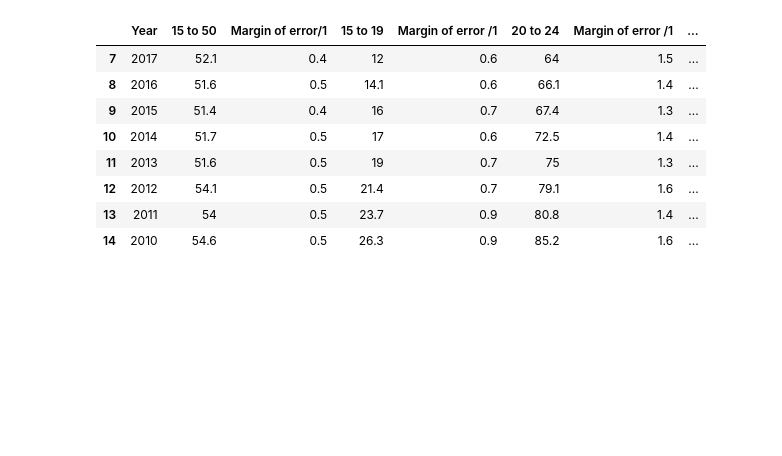
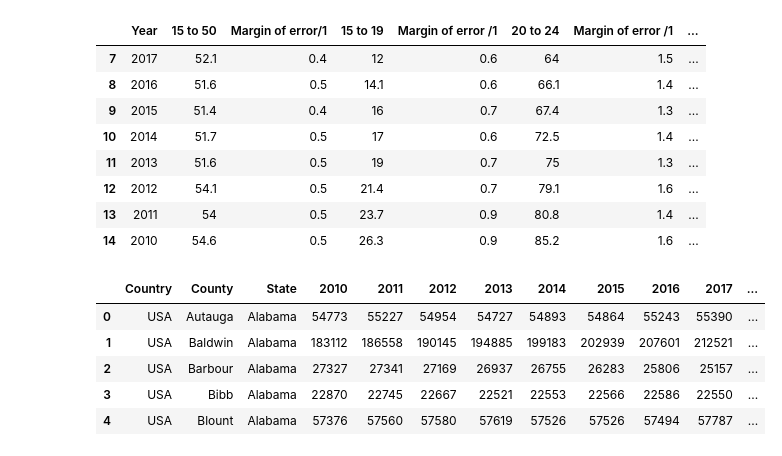
Before and after one commit to isdicely/ETL-project, a Jupyter notebook: data_transformation.ipynb, the cells around one changed output. Cells and saved outputs as stored; diff of their text form; code cells hidden in the pictures; blank space fills up the shorter version.

```diff
--- a/data_transformation.ipynb
+++ b/data_transformation.ipynb
@@ -144,3 +140,15 @@ yearly_birth
 | 12 | 2012 | 54.1 | 0.5 | 21.4 | 0.7 | 79.1 | 1.6 | ... |
 | 13 | 2011 | 54 | 0.5 | 23.7 | 0.9 | 80.8 | 1.4 | ... |
 | 14 | 2010 | 54.6 | 0.5 | 26.3 | 0.9 | 85.2 | 1.6 | ... |
+# %%
+# Import excel file into a data frame
+excel_path = "Resources/USA_Resident_Population_2010_to_2019_N1.xlsx"
+population_df1=pd.read_excel(excel_path)
+population_df1.head()
+# %% [output]
+|  | Country | County | State | 2010 | 2011 | 2012 | 2013 | 2014 | 2015 | 2016 | 2017 | ... |
+| 0 | USA | Autauga | Alabama | 54773 | 55227 | 54954 | 54727 | 54893 | 54864 | 55243 | 55390 | ... |
+| 1 | USA | Baldwin | Alabama | 183112 | 186558 | 190145 | 194885 | 199183 | 202939 | 207601 | 212521 | ... |
+| 2 | USA | Barbour | Alabama | 27327 | 27341 | 27169 | 26937 | 26755 | 26283 | 25806 | 25157 | ... |
+| 3 | USA | Bibb | Alabama | 22870 | 22745 | 22667 | 22521 | 22553 | 22566 | 22586 | 22550 | ... |
+| 4 | USA | Blount | Alabama | 57376 | 57560 | 57580 | 57619 | 57526 | 57526 | 57494 | 57787 | ... |
```
Also changed, not shown: parts of 8 cells of this notebook.
